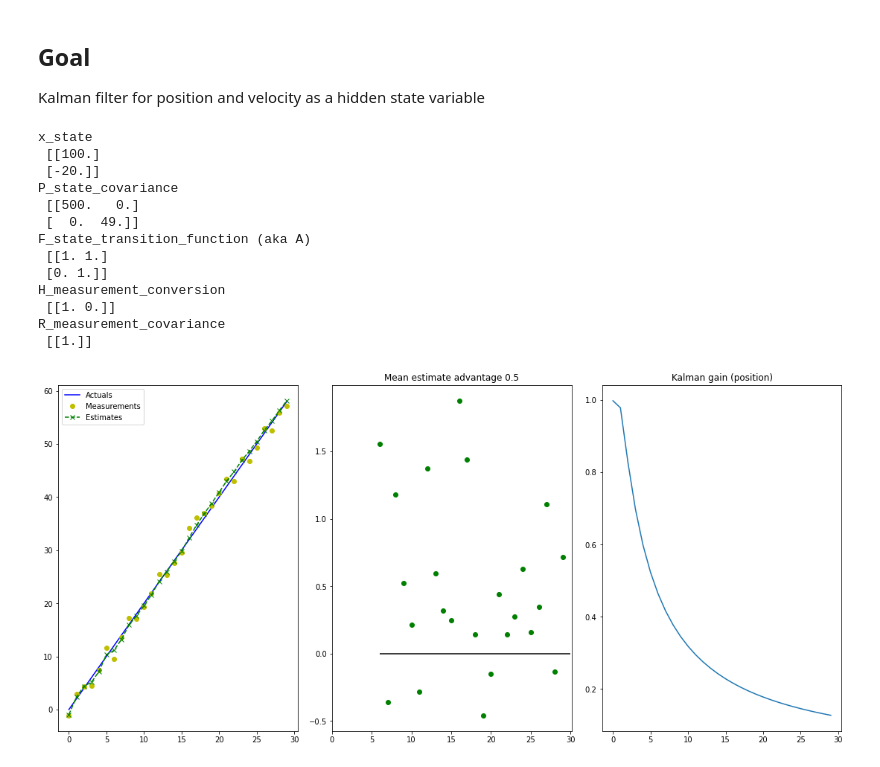
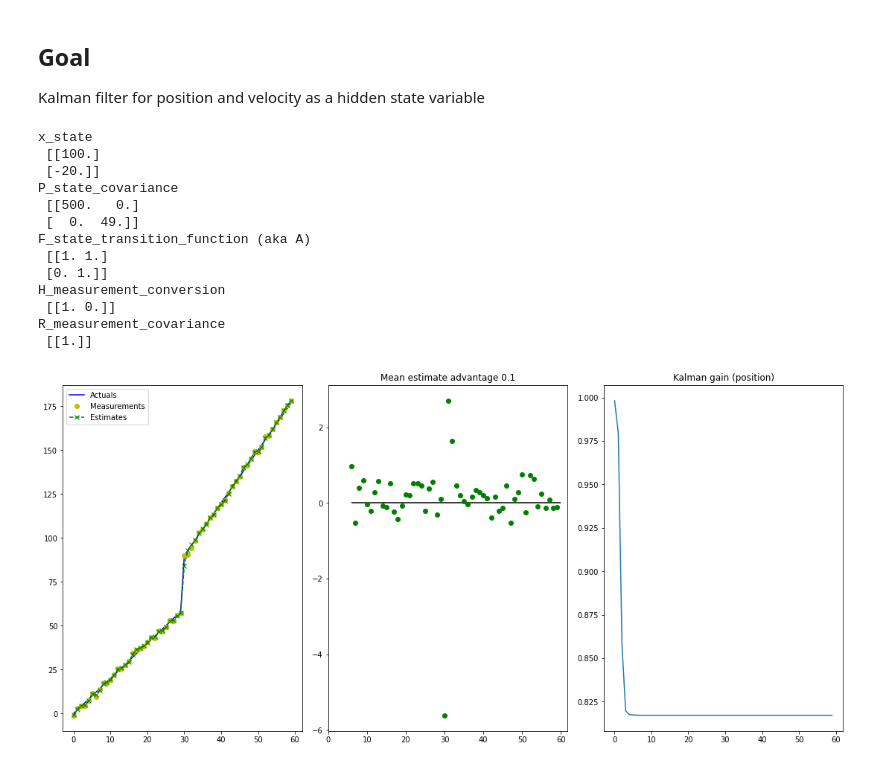
Before and after one commit to ctarrington/data-science-hw, a Jupyter notebook: kalman-filters/rlabbe/rlabbe_06_position_and_velocity.ipynb, the cells around one changed output. Saved outputs shown, nothing was run; the diff lists cells and outputs as text; code cells hidden in the pictures.

Commit message:
process noise for robustness

```diff
--- a/kalman-filters/rlabbe/rlabbe_06_position_and_velocity.ipynb
+++ b/kalman-filters/rlabbe/rlabbe_06_position_and_velocity.ipynb
@@ -27,11 +27,11 @@ from filterpy.common import Q_discrete_white_noise
 Kalman filter for position and velocity as a hidden state variable
 # %%
 # Helpers
-def data_and_noise(x0 = 0, v = 2, a = 0, var = 1, count = 30, seed = 123):
+def data_and_noise(x0 = 0, v = 2, a = 0, var = 1, count = 60, seed = 123):
   np.random.seed(seed)
 
   std = math.sqrt(var)
-  xs = np.array([x0 + t * v + 0.5 * a * t ** 2 for t in range(count)])
+  xs = np.array([x0 + t * v + 0.5 * a * t ** 2 if t < count/2 else x0 + t * v * 1.5 + 0.5 * a * t ** 2 for t in range(count)])
   noise = np.array(np.random.normal(0, std, count))
   return (xs, xs + noise)
 
@@ -70,6 +70,7 @@ P_state_covariance = np.array([[500., 0], [0, 49.]])  # weak priors
 F_state_transition_function = np.array([[1., dt], [0., 1.]])  # kinematics: x = x0 + v * dt, v = v
 H_measurement_conversion = np.array([[1.,0]])  # convert state to measurement space
 R_measurement_covariance = np.array([[1.]])
+Q_process_noise = Q_discrete_white_noise(dim=2, dt=1., var=2.35)
 
 print('x_state\n', x_state)
 print('P_state_covariance\n', P_state_covariance)
@@ -85,6 +86,7 @@ for measured_position in measurements:
   x_state = F_state_transition_function.dot(x_state)
   P_state_covariance = F_state_transition_function.dot(P_state_covariance)
   P_state_covariance = P_state_covariance.dot(F_state_transition_function.T)
+  P_state_covariance = np.add(P_state_covariance, Q_process_noise)
 
   # calculate the kalman gain
   top = P_state_covariance.dot(H_measurement_conversion.T)
@@ -93,34 +95,34 @@ for measured_position in measurements:
   bottom = np.add(bottom, R_measurement_covariance)
   with np.errstate(divide='ignore', invalid='ignore'):
     kalman_gain = np.divide(top, bottom)
     kalman_gain[np.isnan(kalman_gain)] = 0
 
   z_measurement = np.array([[measured_position]])
   y_residual = np.subtract(z_measurement, H_measurement_conversion.dot(x_state))
   x_state = np.add(x_state, kalman_gain.dot(y_residual))
 
   # update process covariance = (I - K * H) covariance
   P_state_covariance = np.subtract(I2, kalman_gain.dot(H_measurement_conversion)).dot(P_state_covariance)
 
   xs.append(x_state[0][0])
   kg_ps.append(kalman_gain[0][0])
 
 show_filter_value(actuals, measurements, xs, kg_ps)
 # %% [output]
 x_state
  [[100.]
  [-20.]]
 P_state_covariance
  [[500.   0.]
  [  0.  49.]]
 F_state_transition_function (aka A)
  [[1. 1.]
  [0. 1.]]
 H_measurement_conversion
  [[1. 0.]]
 R_measurement_covariance
  [[1.]]
-[figure, old version]
+[figure, new version]
 # %%
 dt = 1
 
```
Also changed, not shown: parts of 2 cells of this notebook.
